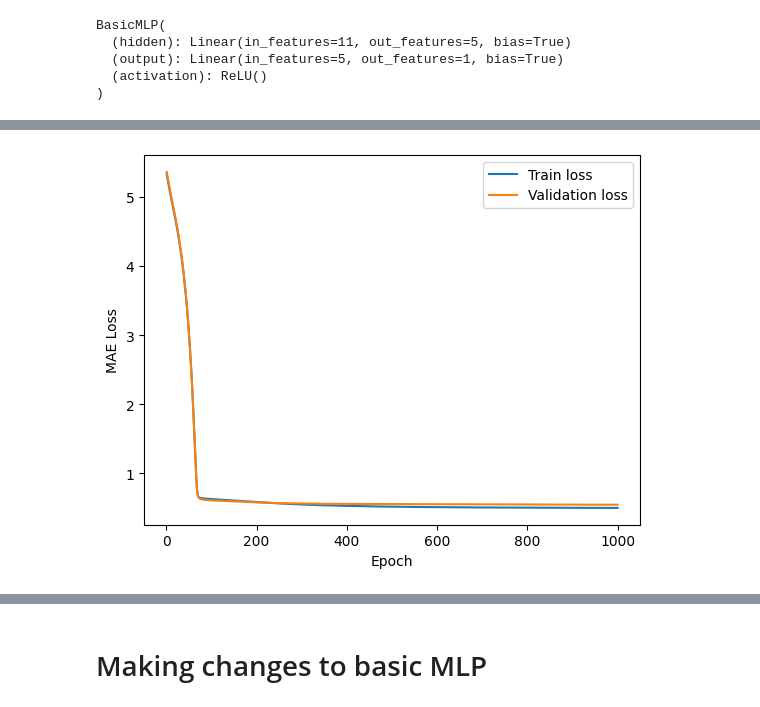
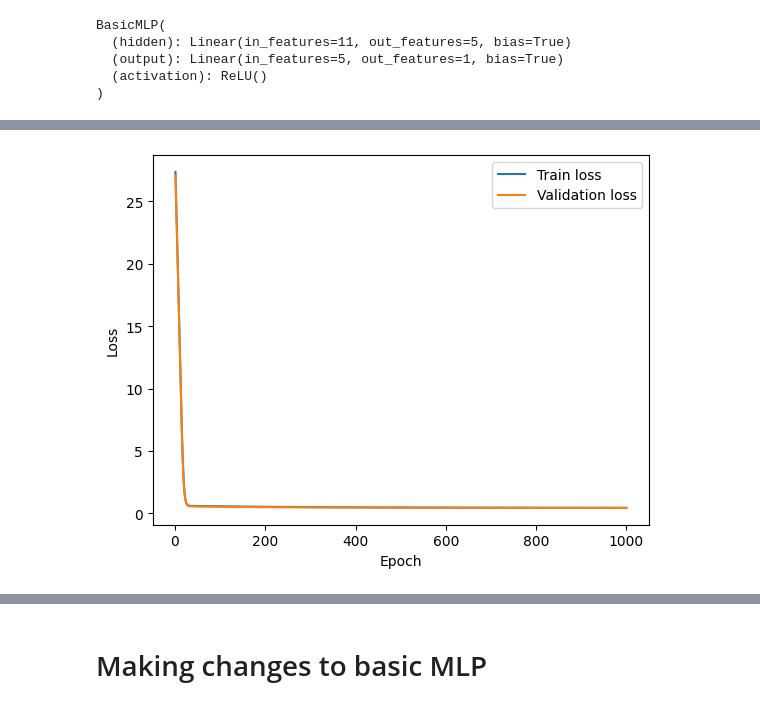
Before and after one commit to USFCA-CS663-Spring2024/mlp-multi-layer-perceptron-ielo03, a Jupyter notebook: Assignment 4 - MLP.ipynb, the cells around one changed output, grey strips where cells are left out. Drawn from its saved outputs; the diff is of its cells as text; code cells hidden in the pictures.

```diff
--- a/Assignment 4 - MLP.ipynb
+++ b/Assignment 4 - MLP.ipynb
@@ -86,4 +86,6 @@ sns.heatmap(df.corr(), annot=True)
 # %% [output]
 <Axes: >
 [figure]
+# %%
+df['pH'] = df['pH'] ** 2
 # %%
@@ -216,9 +220,11 @@ test_data = WineDataset(test_x, test_y)
 # %%
 from torch.utils.data import DataLoader
 
-train_loader = DataLoader(dataset=train_data, batch_size=8)
-valid_loader = DataLoader(dataset=valid_data, batch_size=8)
-test_loader = DataLoader(dataset=test_data, batch_size=8)
+batch_size = 16
+
+train_loader = DataLoader(dataset=train_data, batch_size=batch_size)
+valid_loader = DataLoader(dataset=valid_data, batch_size=batch_size)
+test_loader = DataLoader(dataset=test_data, batch_size=batch_size)
 # %% [markdown]
 # Creating a basic MLP
 # %%
@@ -246,7 +252,7 @@ BasicMLP(
   (activation): ReLU()
 )
 # %%
-basic_criterion = nn.L1Loss()
+basic_criterion = nn.MSELoss()
 basic_optimiser = torch.optim.SGD(params=basic_model.parameters(), lr=0.0001, momentum=0.34)
 # %%
 epochs = 1000
@@ -308,18 +314,18 @@ Epoch 1000, Train Loss: 0.4994 Validation Loss: 0.5457455515861511
 # %%
 import matplotlib.pyplot as plt
 import numpy as np
 
 def plot_loss_curves(epochs, train_loss, valid_loss):
     plt.plot(epochs, train_loss, label='Train loss')
     plt.plot(epochs, valid_loss, label='Validation loss')
     plt.xlabel('Epoch')
-    plt.ylabel('MAE Loss')
+    plt.ylabel('Loss')
     plt.legend()
     plt.show()
 
 plot_loss_curves(np.linspace(1, epochs, epochs), train_loss, valid_loss)
 # %% [output]
-[figure, old version]
+[figure, new version]
 # %%
 basic_model.load_state_dict(torch.load(basic_model_path))
 
```
Also changed, not shown: parts of 12 cells of this notebook, 2 other files.
